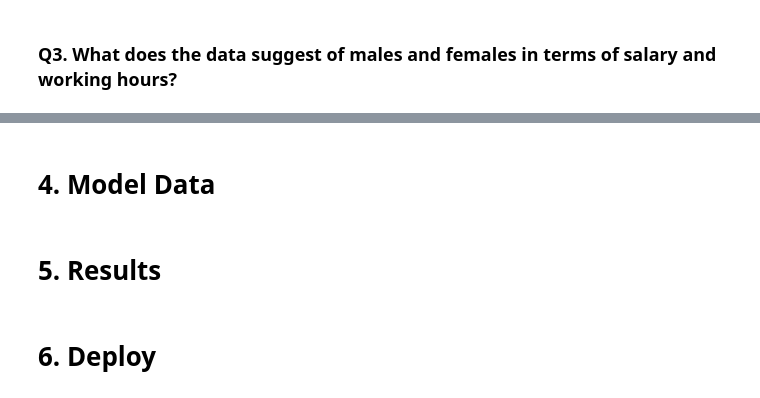
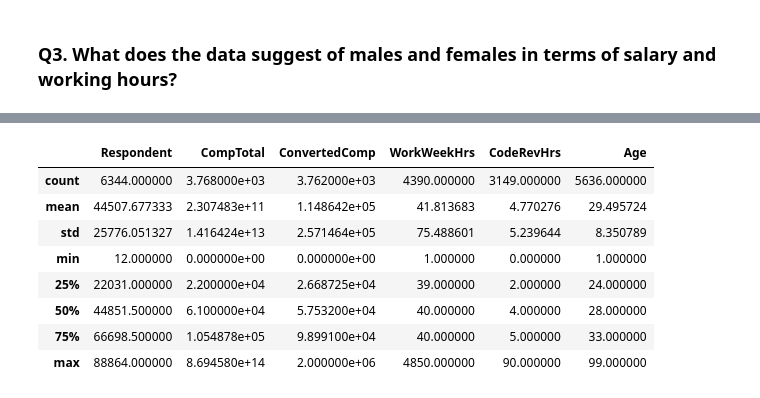
Before and after one commit to Lamasheg/stackoverflow_survey_2019, a Jupyter notebook: stackoverflow_survey.ipynb, the cells around one changed output, grey strips where cells are left out. Saved outputs shown, nothing was run; the diff lists cells and outputs as text; code cells hidden in the pictures.

```diff
--- a/stackoverflow_survey.ipynb
+++ b/stackoverflow_survey.ipynb
@@ -633,6 +344,13 @@ df.head()
-# %% [markdown]
-# 4. Model Data
-# %% [markdown]
-# 5. Results
-# %% [markdown]
-# 6. Deploy
+# %%
+women_df.describe()
+# women_df.groupby('DevType').agg({'ConvertedComp': 'median', 'WorkWeekHrs':'median'}).reset_index()
+# %% [output]
+|  | Respondent | CompTotal | ConvertedComp | WorkWeekHrs | CodeRevHrs | Age |
+| count | 6344.000000 | 3.768000e+03 | 3.762000e+03 | 4390.000000 | 3149.000000 | 5636.000000 |
+| mean | 44507.677333 | 2.307483e+11 | 1.148642e+05 | 41.813683 | 4.770276 | 29.495724 |
+| std | 25776.051327 | 1.416424e+13 | 2.571464e+05 | 75.488601 | 5.239644 | 8.350789 |
+| min | 12.000000 | 0.000000e+00 | 0.000000e+00 | 1.000000 | 0.000000 | 1.000000 |
+| 25% | 22031.000000 | 2.200000e+04 | 2.668725e+04 | 39.000000 | 2.000000 | 24.000000 |
+| 50% | 44851.500000 | 6.100000e+04 | 5.753200e+04 | 40.000000 | 4.000000 | 28.000000 |
+| 75% | 66698.500000 | 1.054878e+05 | 9.899100e+04 | 40.000000 | 5.000000 | 33.000000 |
+| max | 88864.000000 | 8.694580e+14 | 2.000000e+06 | 4850.000000 | 90.000000 | 99.000000 |
```
Also changed, not shown: parts of 46 cells of this notebook.
